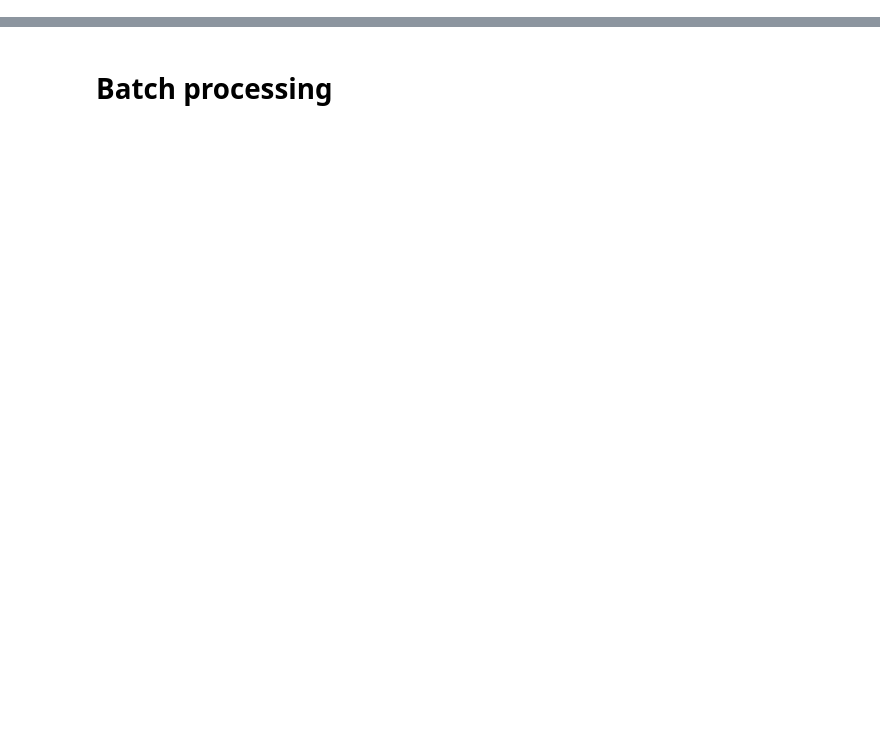
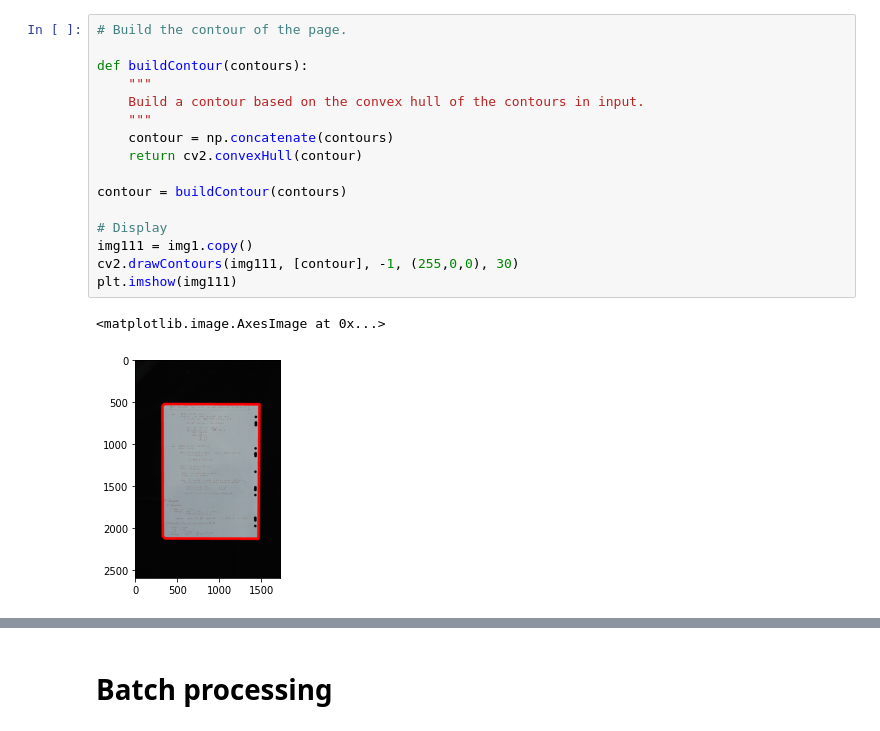
Before and after one commit to SylvainRoy/bscan, a Jupyter notebook: Page detection.ipynb, the cells around one changed output, grey strips where cells are left out. Drawn from its saved outputs; the diff is of its cells as text; blank space fills up the shorter version.

```diff
--- a/Page detection.ipynb
+++ b/Page detection.ipynb
@@ -357,0 +181,19 @@ plt.imshow(img3)
+# %%
+# Build the contour of the page.
+
+def buildContour(contours):
+    """
+    Build a contour based on the convex hull of the contours in input.
+    """
+    contour = np.concatenate(contours)
+    return cv2.convexHull(contour)
+
+contour = buildContour(contours)
+
+# Display
+img111 = img1.copy()
+cv2.drawContours(img111, [contour], -1, (255,0,0), 30)
+plt.imshow(img111)
+# %% [output]
+<matplotlib.image.AxesImage at 0x...>
+[figure, added]
```
Also changed, not shown: parts of 55 cells of this notebook, 4 other files.
